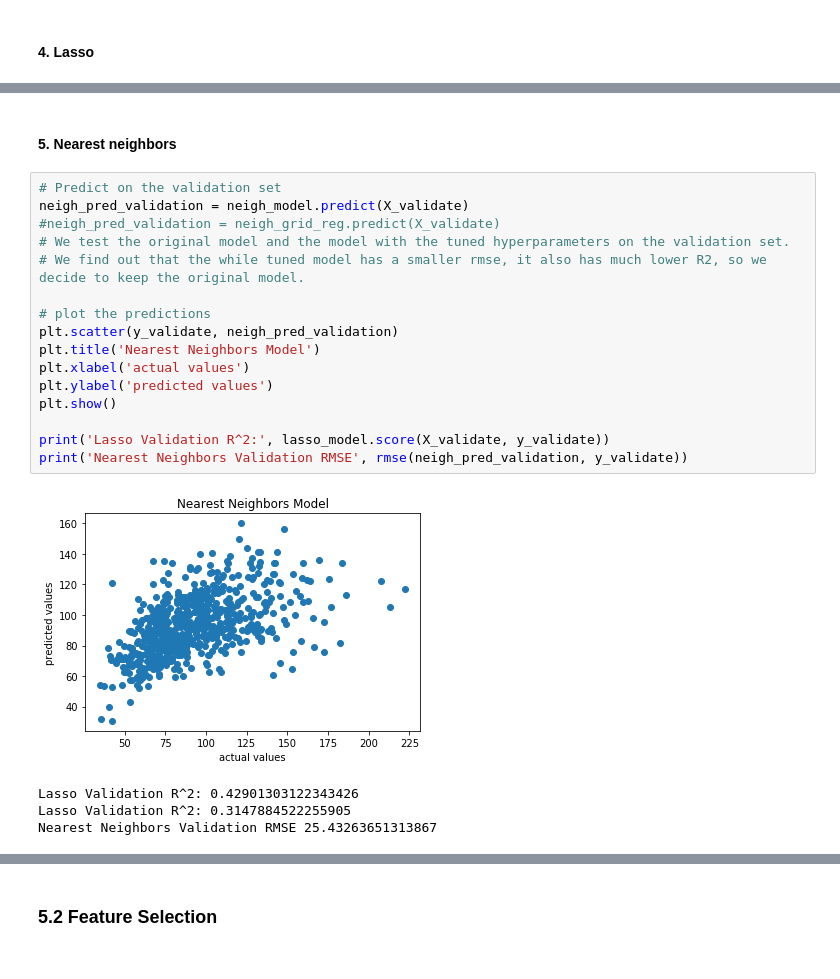
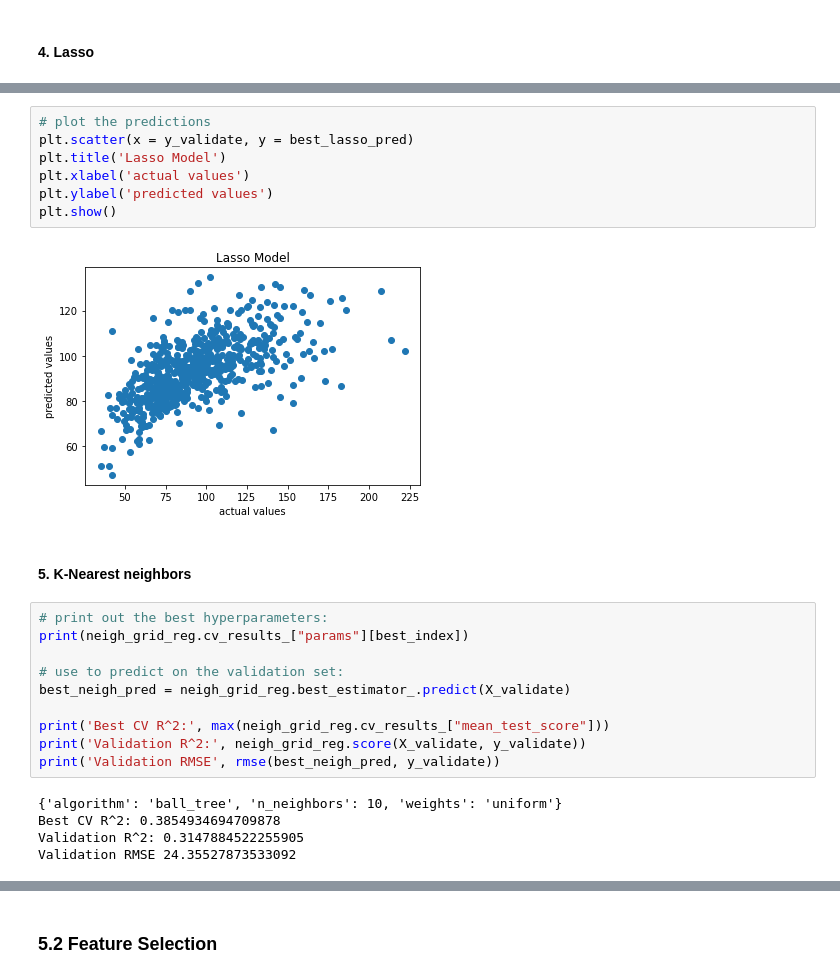
Before and after one commit to yaelnidam/CSS_Project2_Team1_Fall2020, a Jupyter notebook: project2.ipynb, the cells around one changed output, grey strips where cells are left out. Cells and saved outputs as stored; diff of their text form.

```diff
--- a/project2.ipynb
+++ b/project2.ipynb
@@ -816,23 +859,26 @@ Lasso Validation RMSE 22.232784881978006
+# %%
+# plot the predictions
+plt.scatter(x = y_validate, y = best_lasso_pred)
+plt.title('Lasso Model')
+plt.xlabel('actual values')
+plt.ylabel('predicted values')
+plt.show()
+# %% [output]
+[figure, added]
 # %% [markdown]
-#### 5. Nearest neighbors
+#### 5. K-Nearest neighbors
-# %%
-# Predict on the validation set
-neigh_pred_validation = neigh_model.predict(X_validate)
-#neigh_pred_validation = neigh_grid_reg.predict(X_validate)
-# We test the original model and the model with the tuned hyperparameters on the validation set.
-# We find out that the while tuned model has a smaller rmse, it also has much lower R2, so we decide to keep the original model.
-
-# plot the predictions
-plt.scatter(y_validate, neigh_pred_validation)
-plt.title('Nearest Neighbors Model')
-plt.xlabel('actual values')
-plt.ylabel('predicted values')
-plt.show()
-
-print('Lasso Validation R^2:', lasso_model.score(X_validate, y_validate))
-print('Nearest Neighbors Validation RMSE', rmse(neigh_pred_validation, y_validate))
-# %% [output]
-[figure, removed]
-Lasso Validation R^2: 0.42901303122343426
-Lasso Validation R^2: 0.3147884522255905
-Nearest Neighbors Validation RMSE 25.43263651313867
+# %%
+# print out the best hyperparameters:
+print(neigh_grid_reg.cv_results_["params"][best_index])
+
+# use to predict on the validation set:
+best_neigh_pred = neigh_grid_reg.best_estimator_.predict(X_validate)
+
+print('Best CV R^2:', max(neigh_grid_reg.cv_results_["mean_test_score"]))
+print('Validation R^2:', neigh_grid_reg.score(X_validate, y_validate))
+print('Validation RMSE', rmse(best_neigh_pred, y_validate))
+# %% [output]
+{'algorithm': 'ball_tree', 'n_neighbors': 10, 'weights': 'uniform'}
+Best CV R^2: 0.3854934694709878
+Validation R^2: 0.3147884522255905
+Validation RMSE 24.35527873533092
```
Also changed, not shown: parts of 52 cells of this notebook.
